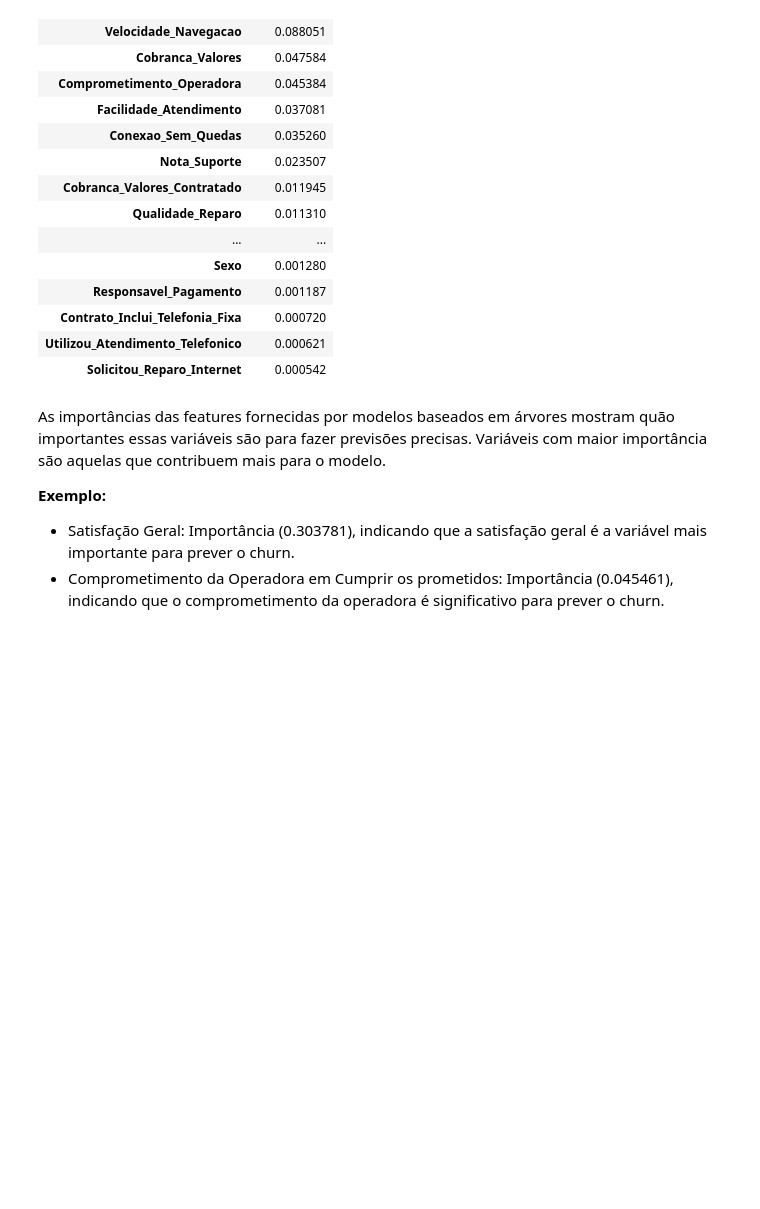
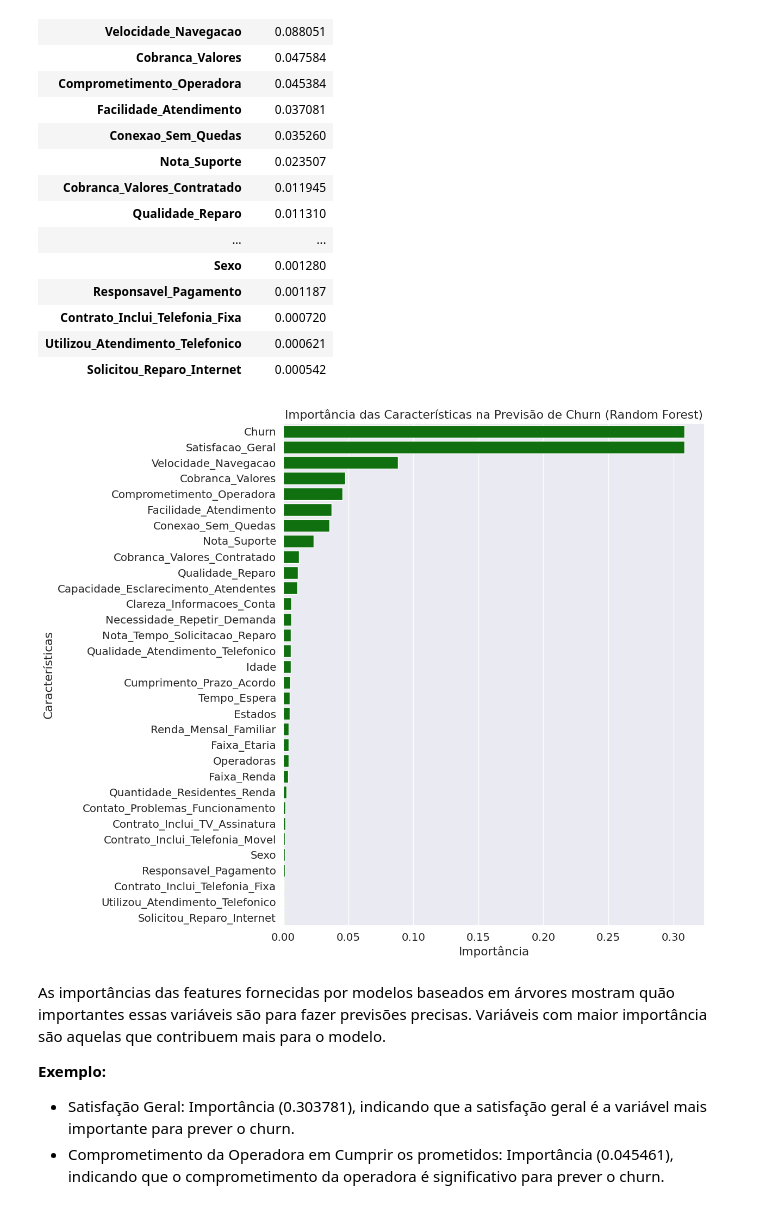
Before and after one commit to mheloisagalvao/projeto-ml, a Jupyter notebook: Projeto_THK.ipynb, the cells around one changed output. Saved outputs shown, nothing was run; the diff lists cells and outputs as text; code cells hidden in the pictures; blank space fills up the shorter version.

```diff
--- a/Projeto_THK.ipynb
+++ b/Projeto_THK.ipynb
@@ -626,6 +635,15 @@ feature_importance
 | Contrato_Inclui_Telefonia_Fixa | 0.000720 |
 | Utilizou_Atendimento_Telefonico | 0.000621 |
 | Solicitou_Reparo_Internet | 0.000542 |
+# %%
+plt.figure(figsize=(10, 12))
+sns.barplot(x='Importance', y=feature_importance.index, data=feature_importance, color='green')
+plt.title('Importância das Características na Previsão de Churn (Random Forest)')
+plt.xlabel('Importância')
+plt.ylabel('Características')
+plt.show()
+# %% [output]
+[figure, added]
 # %% [markdown]
 As importâncias das features fornecidas por modelos baseados em árvores mostram quão importantes essas variáveis são para fazer previsões precisas. Variáveis com maior importância são aquelas que contribuem mais para o modelo.
 
```
Also changed, not shown: parts of 13 cells of this notebook.
